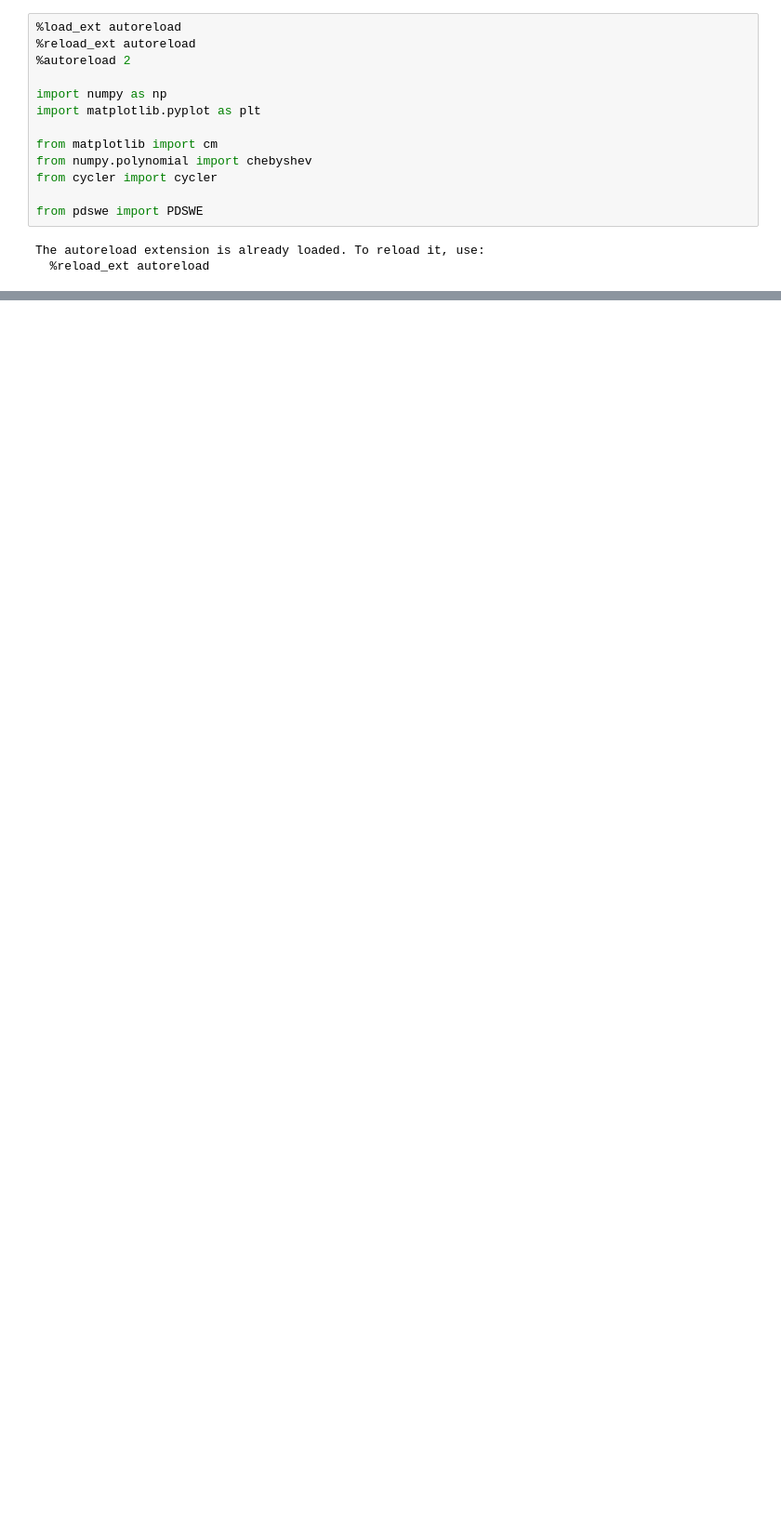
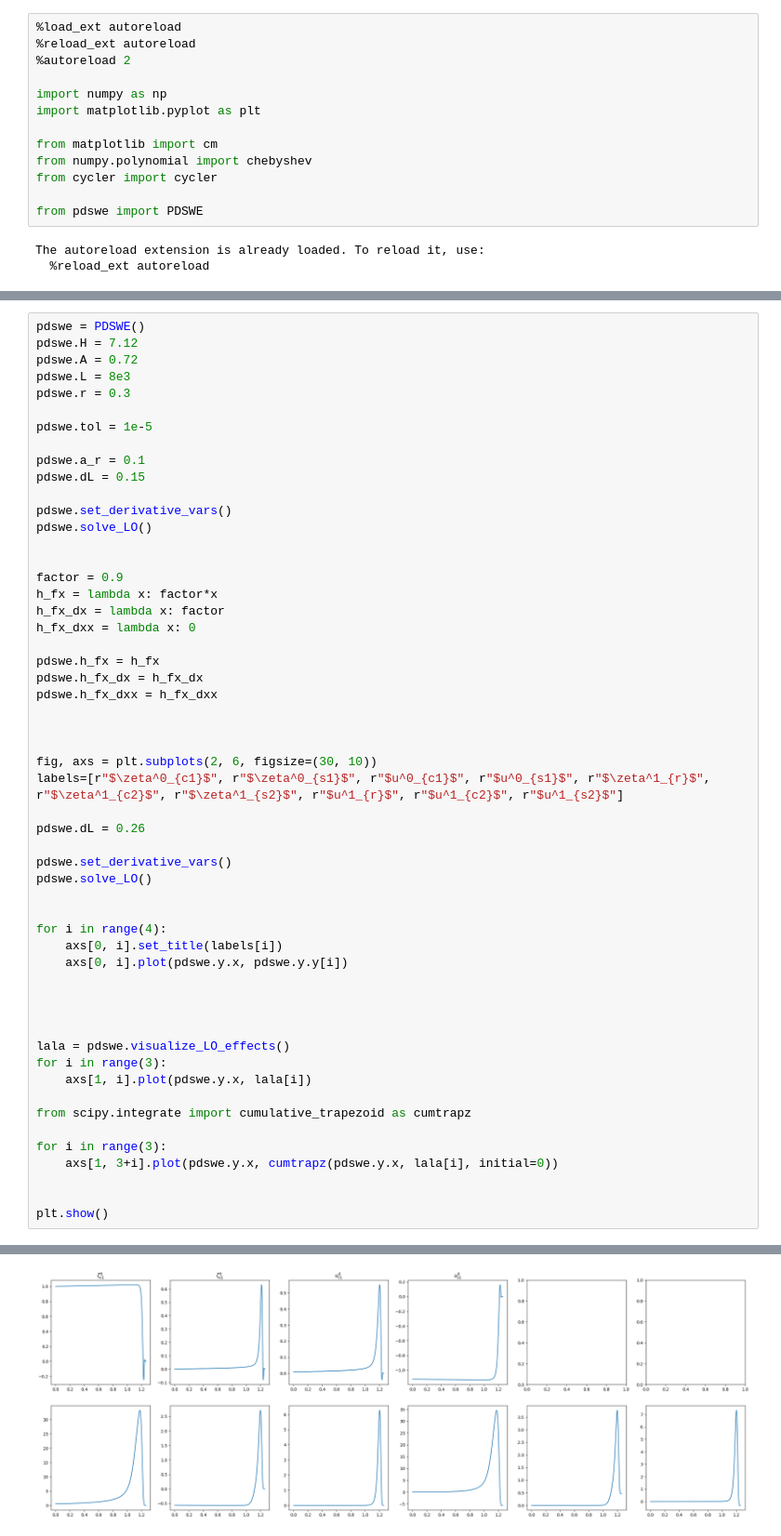
Before and after one commit to Jone-Liekens/Perturbation, a Jupyter notebook: defina/test_pdswe.ipynb, the cells around one changed output, grey strips where cells are left out. Shown at 93% size. Cells and saved outputs as stored; diff of their text form; blank space fills up the shorter version.

```diff
--- a/defina/test_pdswe.ipynb
+++ b/defina/test_pdswe.ipynb
@@ -58,0 +143,55 @@ Maximum boundary residual: 1.78e-29
+# %%
+pdswe = PDSWE()
+pdswe.H = 7.12
+pdswe.A = 0.72
+pdswe.L = 8e3
+pdswe.r = 0.3
+
+pdswe.tol = 1e-5
+
+pdswe.a_r = 0.1
+pdswe.dL = 0.15
+
+pdswe.set_derivative_vars()
+pdswe.solve_LO()
+
+
+factor = 0.9
+h_fx = lambda x: factor*x
+h_fx_dx = lambda x: factor
+h_fx_dxx = lambda x: 0
+
+pdswe.h_fx = h_fx
+pdswe.h_fx_dx = h_fx_dx
+pdswe.h_fx_dxx = h_fx_dxx
+
+
+
+fig, axs = plt.subplots(2, 6, figsize=(30, 10))
+labels=[r"$\zeta^0_{c1}$", r"$\zeta^0_{s1}$", r"$u^0_{c1}$", r"$u^0_{s1}$", r"$\zeta^1_{r}$", r"$\zeta^1_{c2}$", r"$\zeta^1_{s2}$", r"$u^1_{r}$", r"$u^1_{c2}$", r"$u^1_{s2}$"]
+
+pdswe.dL = 0.26
+
+pdswe.set_derivative_vars()
+pdswe.solve_LO()
+
+
+for i in range(4):
+    axs[0, i].set_title(labels[i])
+    axs[0, i].plot(pdswe.y.x, pdswe.y.y[i])
+
+
+
+
+lala = pdswe.visualize_LO_effects()
+for i in range(3):
+    axs[1, i].plot(pdswe.y.x, lala[i])
+
+from scipy.integrate import cumulative_trapezoid as cumtrapz
+
+for i in range(3):
+    axs[1, 3+i].plot(pdswe.y.x, cumtrapz(pdswe.y.x, lala[i], initial=0))
+
+
+plt.show()
+# %% [output]
@@ -58,0 +214 @@ Maximum boundary residual: 1.78e-29
+[figure, added]
```
Also changed, not shown: parts of 9 cells of this notebook, 4 other files.
